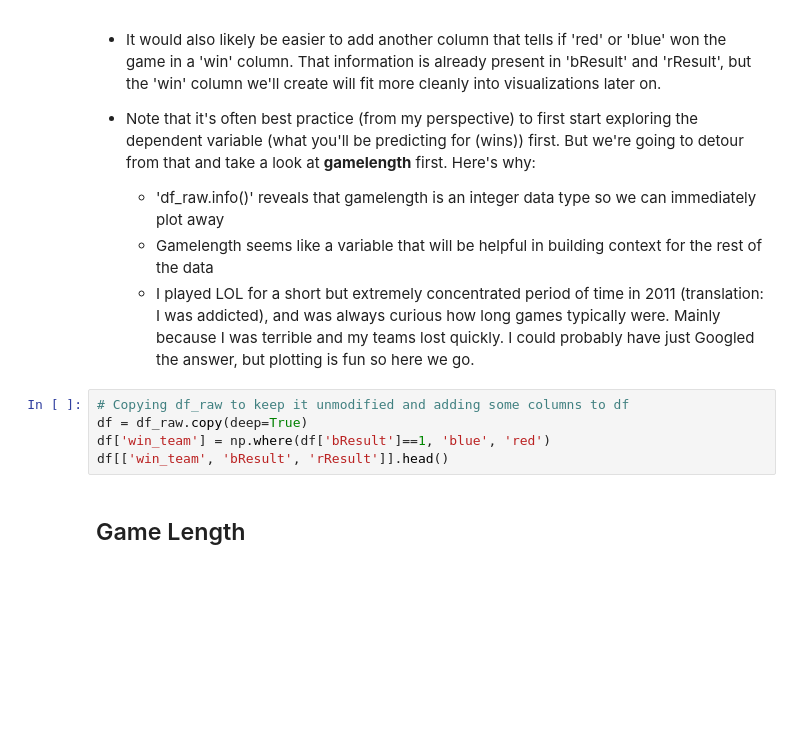
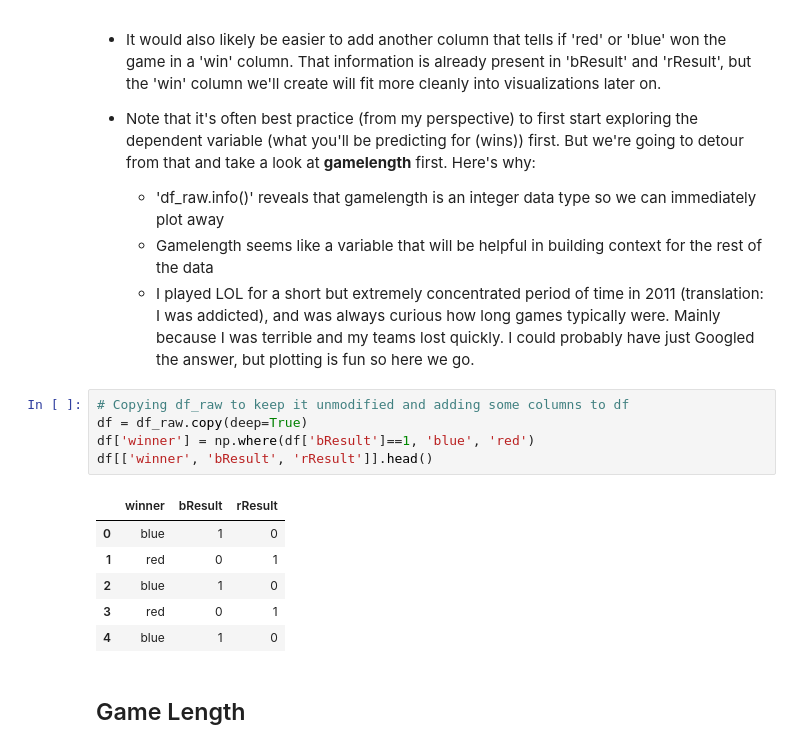
Before and after one commit to NaiL23/ShanghaiTech-CS181-Project-Esports-Winner-Prediction, a Jupyter notebook: reference/analyzing-win-attributes-in-league-of-legends.ipynb, the cells around one changed output. Saved outputs shown, nothing was run; the diff lists cells and outputs as text; blank space fills up the shorter version.

```diff
--- a/reference/analyzing-win-attributes-in-league-of-legends.ipynb
+++ b/reference/analyzing-win-attributes-in-league-of-legends.ipynb
@@ -75,8 +75,15 @@ df_raw.head(1)
 # %%
 # Copying df_raw to keep it unmodified and adding some columns to df
 df = df_raw.copy(deep=True)
-df['win_team'] = np.where(df['bResult']==1, 'blue', 'red')
-df[['win_team', 'bResult', 'rResult']].head()
+df['winner'] = np.where(df['bResult']==1, 'blue', 'red')
+df[['winner', 'bResult', 'rResult']].head()
+# %% [output]
+|  | winner | bResult | rResult |
+| 0 | blue | 1 | 0 |
+| 1 | red | 0 | 1 |
+| 2 | blue | 1 | 0 |
+| 3 | red | 0 | 1 |
+| 4 | blue | 1 | 0 |
 # %% [markdown]
 ## Game Length
 # %%
```
Also changed, not shown: parts of 8 cells of this notebook, 1 other file.
